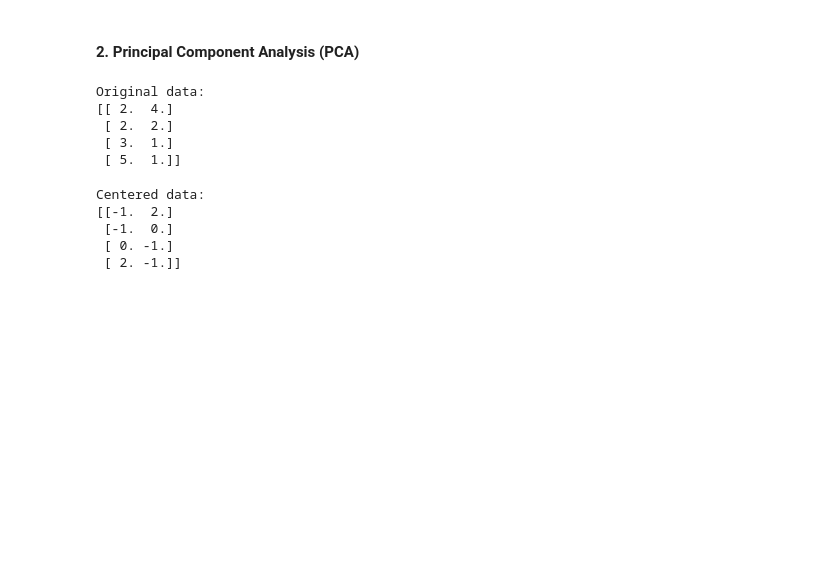
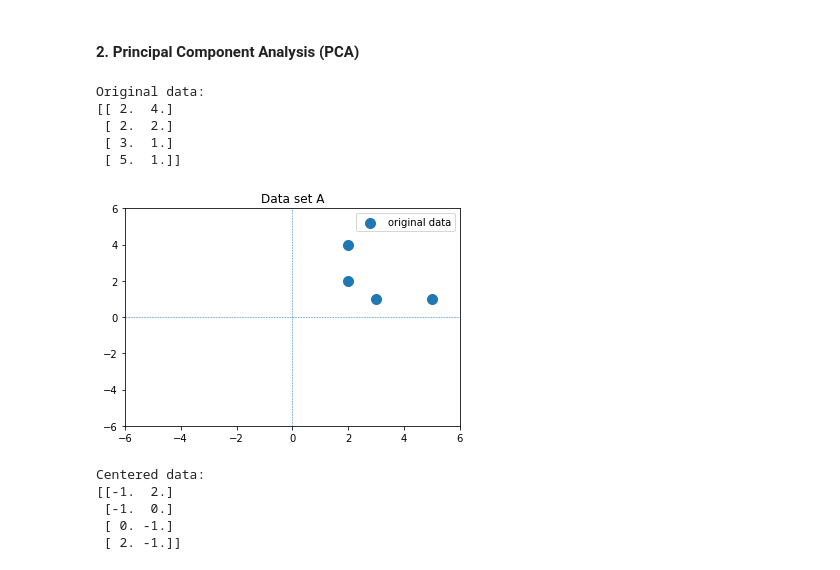
Before and after one commit to mmarius/nnia-tutorial, a Jupyter notebook: assignment-3/tutorial3-marius.ipynb, the cells around one changed output. Cells and saved outputs as stored; diff of their text form; code cells hidden in the pictures; blank space fills up the shorter version.

```diff
--- a/assignment-3/tutorial3-marius.ipynb
+++ b/assignment-3/tutorial3-marius.ipynb
@@ -43,14 +43,17 @@ Original data:
 # %%
 # Plot data
 fig, axes = plt.subplots()
 # plot coordinate system
 axes.axhline(0, ls='--', linewidth=0.5)
 axes.axvline(0, ls='--', linewidth=0.5)
 axes.set_xlim(-6.0, 6.0)
 axes.set_ylim(-6.0, 6.0)
 # Plot data points
 axes.scatter(A[:, 0], A[:, 1], s=1e2, label='original data')
-axes.set_title('Data set A');
+axes.set_title('Data set A')
+axes.legend();
+# %% [output]
+[figure, added]
 # %%
 # Compute the mean along each axes
 x_mean = np.mean(A[:, 0])
```
Also changed, not shown: parts of 21 cells of this notebook.
